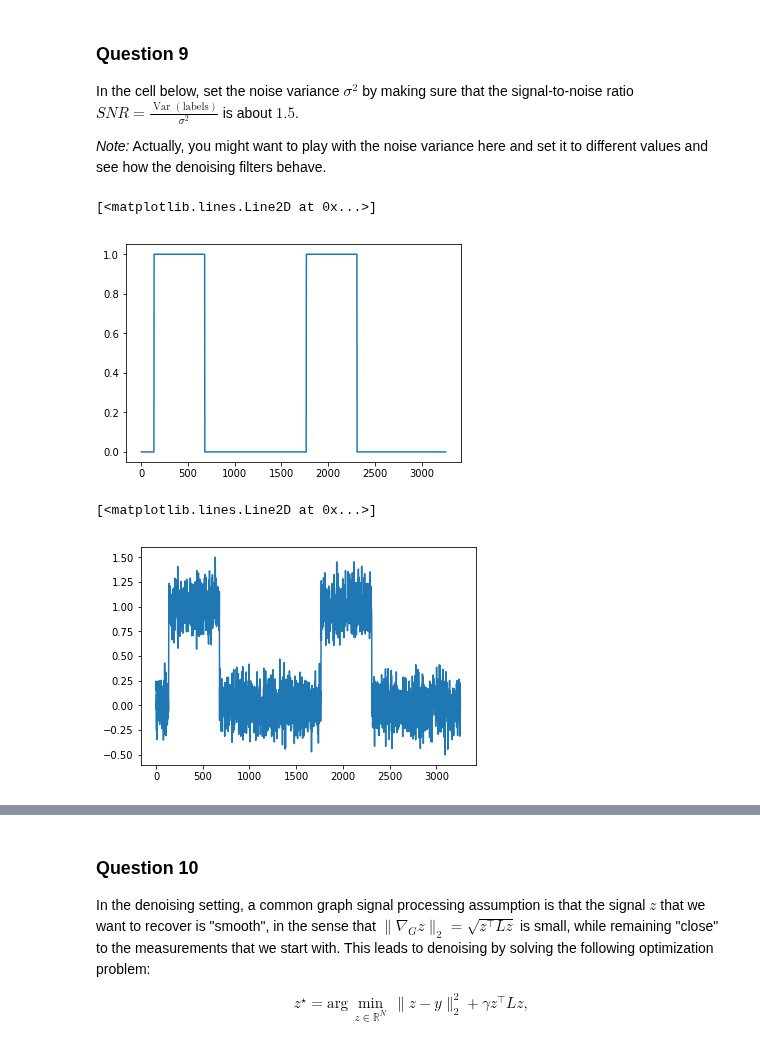
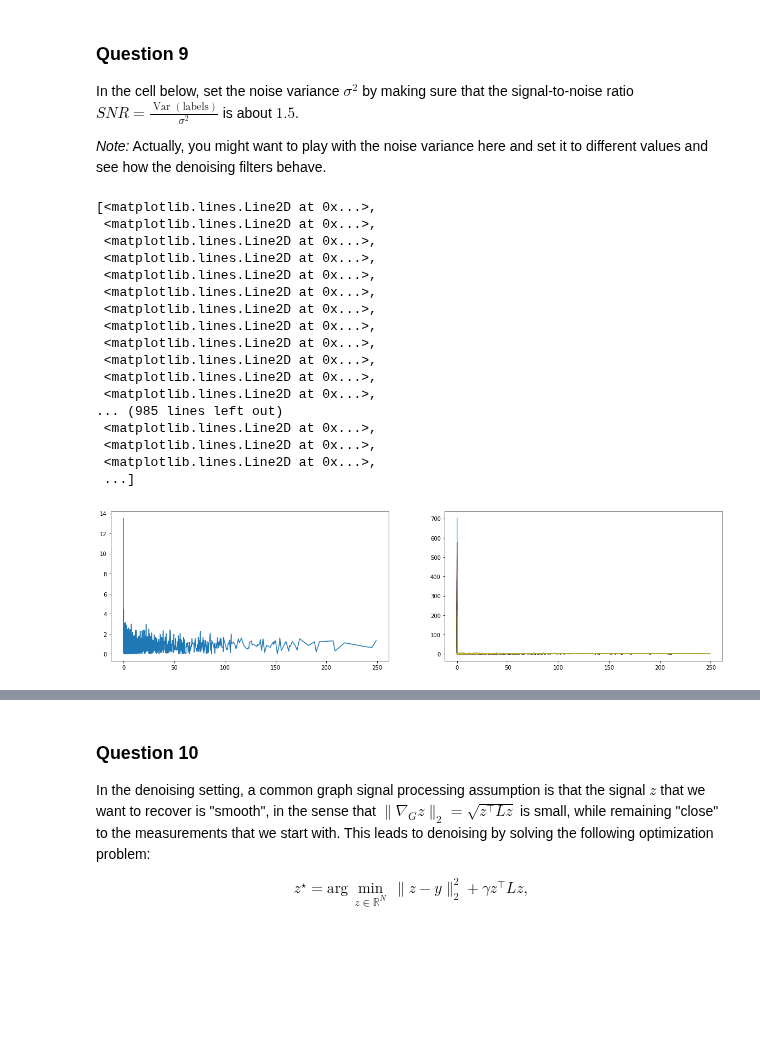
Before and after one commit to ownzonefeng/ntds_groupwork, a Jupyter notebook: Milestone4/4_graph_signal_processing.ipynb, the cells around one changed output, grey strips where cells are left out. Drawn from its saved outputs; the diff is of its cells as text; code cells hidden in the pictures; blank space fills up the shorter version.

```diff
--- a/Milestone4/4_graph_signal_processing.ipynb
+++ b/Milestone4/4_graph_signal_processing.ipynb
@@ -104,6 +98,9 @@ laplacian_normalized =  D_root_inv.dot(laplacian_combinatorial.dot(D_root_inv))
 # %%
 #laplacian = laplacian_normalized# Your code here.
-laplacian = laplacian_combinatorial
-# gradient = # Your code here. ?S.T @ x
-# labels = # Your code here.s
+laplacian = nx.laplacian_matrix(mygraph).todense();
+gradient = nx.incidence_matrix(mygraph).todense().T# Your code here. ?S.T @ x
+labels = np.load("longtitude.npy")# Your code here.s
+labels[labels>0] = 1;
+labels[labels<0] = -1;
 n_nodes = GC.shape[0]# Your code here.
+labels = np.reshape(labels, [-1, 1])
@@ -116,4 +157,6 @@ In this section we will observe how your feature/label vector looks like in the
 
 Compute the Fourier basis vectors and the Laplacian eigenvalues. Make sure to order those from smaller to larger, $\lambda_0 \leq \lambda_1 \leq \dots \leq \lambda_{N-1},$ and use the same ordering for the Fourier basis vectors.
 # %%
-e,U = np.linalg.eigh(laplacian.A)
+e, U = np.linalg.eigh(laplacian)
+#e = # Ordered Laplacian eigenvalues.
+#U = # Ordered graph Fourier basis.
@@ -161,6 +214,8 @@ def iGFT(x):
 ### Question 4
 
 Plot your feature/label vector as a signal on your graph
+# %%
+e = np.reshape(e, [-1,1])
 # %%
 # Your code here.
 #test_label = np.ones(laplacian.shape[0])
@@ -275,20 +320,29 @@ In this section we will add some centered Gaussian noise to your feature/label s
 In the cell below, set the noise variance $\sigma^2$ by making sure that the signal-to-noise ratio $SNR = \frac{\operatorname{Var}(\text{labels})}{\sigma^2}$ is about  $1.5$.
 
 _Note:_ Actually, you might want to play with the noise variance here and set it to different values and see how the denoising filters behave.
-# %%
-#labels = np.random.randint(0,2,n_nodes)
-labels = np.sin(np.arange(0,4*np.pi,4*np.pi/n_nodes))
-labels[labels>=0.5] = 1
-labels[labels<0.5] = 0
-plt.plot(labels)
-# %% [output]
-[<matplotlib.lines.Line2D at 0x...>]
-[figure, removed]
 # %%
-SNR = 1.5
+SNR = 0.1
 noise_variance = np.var(labels)/SNR# Your code here.
-noisy_measurements = labels + noise_variance * np.random.randn(n_nodes)
-plt.plot(noisy_measurements)
+noisy_measurements = labels + np.sqrt(noise_variance) * np.random.randn(n_nodes)
+fig, ax = plt.subplots(1,2,figsize=(20,5))
+ax[0].plot(e, abs(GFT(labels)))
+ax[1].plot(e, abs(GFT(noisy_measurements)))
 # %% [output]
-[<matplotlib.lines.Line2D at 0x...>]
+[<matplotlib.lines.Line2D at 0x...>,
+ <matplotlib.lines.Line2D at 0x...>,
+ <matplotlib.lines.Line2D at 0x...>,
+ <matplotlib.lines.Line2D at 0x...>,
+ <matplotlib.lines.Line2D at 0x...>,
+ <matplotlib.lines.Line2D at 0x...>,
+ <matplotlib.lines.Line2D at 0x...>,
+ <matplotlib.lines.Line2D at 0x...>,
+ <matplotlib.lines.Line2D at 0x...>,
+ <matplotlib.lines.Line2D at 0x...>,
+ <matplotlib.lines.Line2D at 0x...>,
+ <matplotlib.lines.Line2D at 0x...>,
+... (985 lines left out)
+ <matplotlib.lines.Line2D at 0x...>,
+ <matplotlib.lines.Line2D at 0x...>,
+ <matplotlib.lines.Line2D at 0x...>,
+ ...]
-[figure, old version]
+[figure, new version]
```
Also changed, not shown: parts of 25 cells of this notebook, 5 other files.
